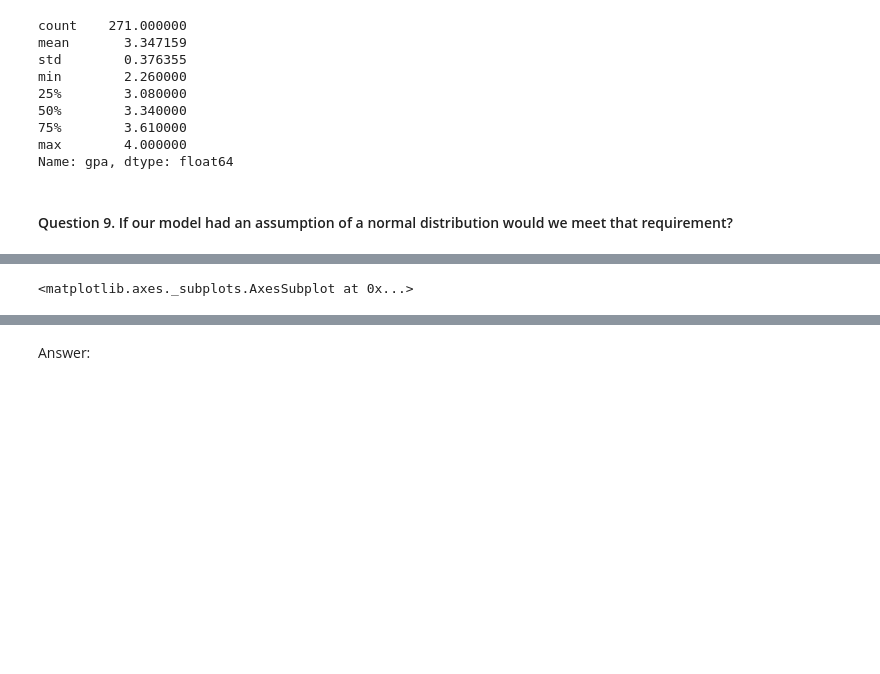
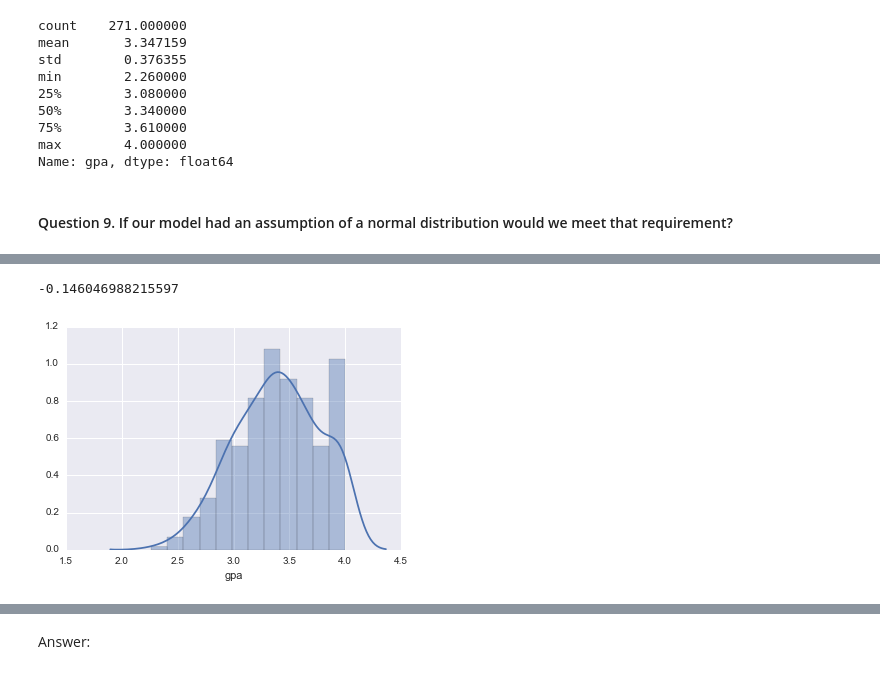
Before and after one commit to nicolairobles/DAT-NYC-37, a Jupyter notebook: MY_REPO/projects/unit-projects/project-2/starter-code/project2-starter.ipynb, the cells around one changed output, grey strips where cells are left out. Saved outputs shown, nothing was run; the diff lists cells and outputs as text; code cells hidden in the pictures; blank space fills up the shorter version.

```diff
--- a/MY_REPO/projects/unit-projects/project-2/starter-code/project2-starter.ipynb
+++ b/MY_REPO/projects/unit-projects/project-2/starter-code/project2-starter.ipynb
@@ -190,5 +191,13 @@ Name: gpa, dtype: float64
+# %%
+# skewness of GRE reveals distribution is skewed to the right
+df["gre"].skew()
+# %% [output]
+-0.146046988215597
+# %%
+# GPA distribution and description
+dist_gre = sns.distplot(df["gpa"])
+# %% [output]
+[figure, added]
 # %%
-fig, axs = plt.subplots(, sharey=True)
-df.plot(kind='scatter', x='prestige', y='admit', ax=axs[0], figsize=(16, 8))
+plt.figure(figsize=(18,9))
+axes = df.plot(kind='scatter', x='prestige', y='admit', ax=axs[0], figsize=(16, 8))
-# %% [output]
-<matplotlib.axes._subplots.AxesSubplot at 0x...>
```
Also changed, not shown: parts of 4 cells of this notebook, 9 other files.
